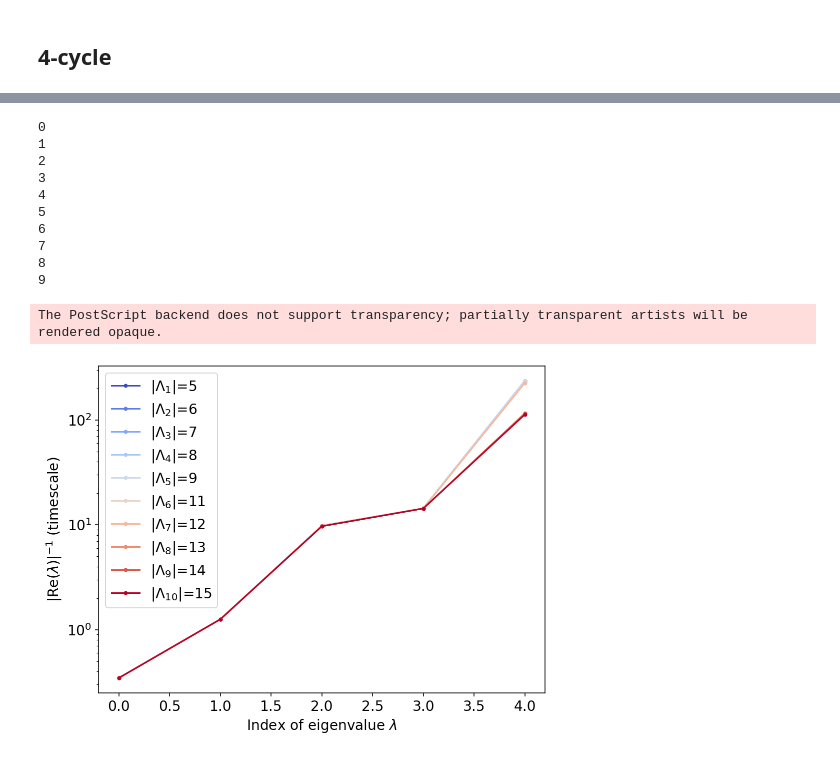
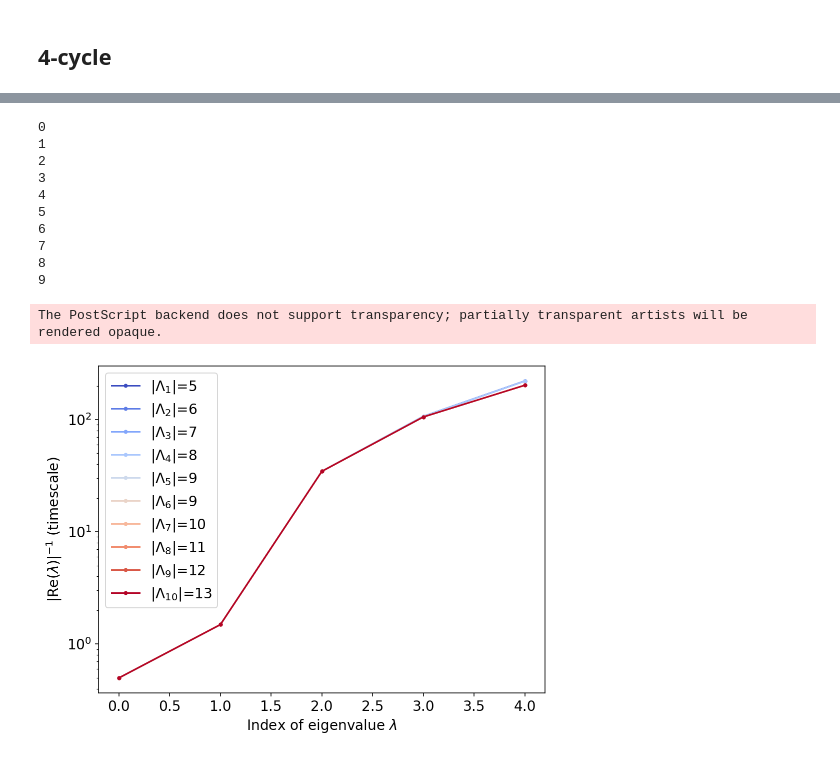
Before and after one commit to oskarhenriksson/estimating-birch-points-with-networks, a Jupyter notebook: experiments.ipynb, the cells around one changed output, grey strips where cells are left out. Drawn from its saved outputs; the diff is of its cells as text; code cells hidden in the pictures.

```diff
--- a/experiments.ipynb
+++ b/experiments.ipynb
@@ -37,3 +35,8 @@ def integer_basis_for_nullspace(A_np: np.ndarray):
+# %%
+# Reorders the columns of the input matrix Lambda to ensure that the first rank many columns are linearly independent
+def reorder_to_full_rank_block_first(Lambda):
+    Q, R, pivot_columns = scipy.linalg.qr(Lambda, mode='economic', pivoting=True)
+    return Lambda[:, pivot_columns]
 # %%
 # Start a new plot
 def new_plot():
@@ -423,12 +342,14 @@ The PostScript backend does not support transparency; partially transparent arti
 # %%
-A = np.array([[2, 3, 2, 0, 0, 1, 1, 3], [2, 3, 1, 1, 2, 1, 0, 3], [0, 3, 3, 0, 3, 1, 2, 3]])
+A = np.array([[3, 1, 2, 1, 2, 1, 3, 1, 1], [0, 3, 0, 2, 3, 0, 0, 3, 2], [2, 3, 1, 0, 2, 0, 1, 3, 3], [2, 0, 4, 4, 0, 6, 3, 0, 1]])
 
-Lambda_mb = np.array([[0, 0, 0, 0, 0, 0, 2, 2, -1, -1, 1, 1, 1, -3, 0], [1, 0, 0, 0, 0, 0, 0, 0, 0, 0, 0, 0, 0, 0, 0], [0, -1, 0, 1, 2, -3, 0, 1, 1, 0, 0, 1, 2, 0, 0], [0, 0, 0, 0, 0, 0, -1, -1, 3, 3, 2, 2, 2, 4, 5], [0, 0, 0, 0, 0, 0, 1, 1, -1, -1, 0, 0, 0, -2, -1], [0, 1, 3, 2, 1, 0, -2, 0, 0, -2, -1, -2, 0, 0, 0], [0, 1, 0, -1, -2, 3, 1, 0, 0, 1, 2, 1, 0, 0, 3], [-1, 0, -1, -1, -1, 1, -1, -2, 0, 1, -1, -1, -2, 2, -1]])
+Lambda_mb = np.array([[0, -1, 0, 1, 0, 1, 2, 0, 3, 0, 1, -1, -2], [1, 0, 0, 0, 0, 0, 0, 0, 0, 0, 0, 0, 0], [0, 2, 0, 1, 0, 1, -1, 0, 0, 0, 1, -1, 1], [0, 0, -1, 0, 1, 1, 1, -2, 1, 0, 0, -2, -2], [0, 0, 0, 1, -2, -1, -1, 2, 0, -2, -1, 1, 1], [0, -1, 1, 0, -1, -1, 0, 2, 0, 0, 0, 2, 1], [0, 0, 0, -2, 1, -1, -1, -1, -3, 1, -1, 1, 1], [-1, 0, 2, -1, 2, 1, 1, 0, 0, 4, 3, 1, 1], [0, 0, -2, 0, -1, -1, -1, -1, -1, -3, -3, -1, -1]])
 
-Q, R, pivot_columns = scipy.linalg.qr(Lambda_mb, mode='economic', pivoting=True)
-Lambda_mb = Lambda_mb[:, pivot_columns]
+Lambda_mb = reorder_to_full_rank_block_first(Lambda_mb)
 
 u = np.random.randint(10, 50, size=(1, Lambda_mb.shape[0]))
+u = u/sum(u)
+
+MLE = IPS(A, u, err_tol=err_tol)
 # %%
 model_str = f'random'
 
@@ -439,29 +360,31 @@ os.chdir(model_str)
 np.savetxt('A.txt', A, delimiter=',', fmt='%d')
 np.savetxt('u.txt', u, delimiter=',', fmt='%.5f')
 # %%
-number_of_m_values = 10
-m_values = np.rint(
+number_of_cardinalities = 10
+cardinalities = np.rint(
     np.linspace(te.rank(Lambda_mb), Lambda_mb.shape[1],
-                number_of_m_values)).astype(int)
-colors = cm.coolwarm(np.linspace(0, 1, len(m_values)))
+                number_of_cardinalities)).astype(int)
+colors = cm.coolwarm(np.linspace(0, 1, len(cardinalities)))
 # %%
 dir_name = f'towards_markov_basis'
 os.makedirs(dir_name, exist_ok=True)
 
 new_plot()
 
-for i, m in enumerate(m_values):
+T = np.zeros( (np.size(cardinalities), te.rank(Lambda_mb)) )
+
+for i, m in enumerate(cardinalities):
     print(i)
     np.savetxt(dir_name + f'/Lambda{i+1}.txt',
                Lambda_mb[:, 0:m],
                delimiter=',',
                fmt='%d')
-    T = timescales(Lambda_mb[:, 0:m], u)
+    T[i,:] = timescales(Lambda_mb[:, 0:m], MLE)
     np.savetxt(dir_name + f'/timescales_for_Lambda{i+1}.txt',
-               T,
+               T[i,:],
                delimiter=',',
                fmt='%.5f')
-    timescale_plot(T, label=f'|Λ$_{{{i+1}}}$|={m}', color=colors[i])
+    timescale_plot(T[i,:], label=f'|Λ$_{{{i+1}}}$|={m}', color=colors[i])
 
 plt.legend()
 plt.savefig(dir_name + "/random2_model_increasing_lambda.eps", format='eps')
@@ -493,35 +416,39 @@ Lambda_spanning_set = np.dot(Lambda_mb[:, 0:te.rank(Lambda_mb)], extension_matri
 # %%
 new_plot()
 
-for i, m in enumerate(m_values):
+T = np.zeros( (np.size(cardinalities), te.rank(Lambda_mb)) )
+
+for i, m in enumerate(cardinalities):
     print(i)
     np.savetxt(dir_name + f'/Lambda{i+1}.txt',
                Lambda_spanning_set[:, 0:m],
                delimiter=',',
                fmt='%d')
-    T = timescales(Lambda_spanning_set[:, 0:m], u)
+    T[i,:] = timescales(Lambda_spanning_set[:, 0:m], MLE)
     np.savetxt(dir_name + f'/timescales_for_Lambda{i+1}.txt',
-               T,
+               T[i,:],
                delimiter=',',
                fmt='%.5f')
-    timescale_plot(T, label=f'|Λ$_{{{i+1}}}$|={m}', color=colors[i])
+    timescale_plot(T[i,:], label=f'|Λ$_{{{i+1}}}$|={m}', color=colors[i])
 
 plt.legend()
 
 plt.savefig(dir_name + "/random2_increaasing_lambda_to_random_spanning.eps",
             format='eps')
 plt.savefig(dir_name + "/random2_increasing_lambda_to_random_spanning.pdf",
             format='pdf')
+
+plt.show()
 # %% [output]
 0
 1
 2
 3
 4
 5
 6
 7
 8
 9
 The PostScript backend does not support transparency; partially transparent artists will be rendered opaque.
-[figure, old version]
+[figure, new version]
```
Also changed, not shown: parts of 29 cells of this notebook.
